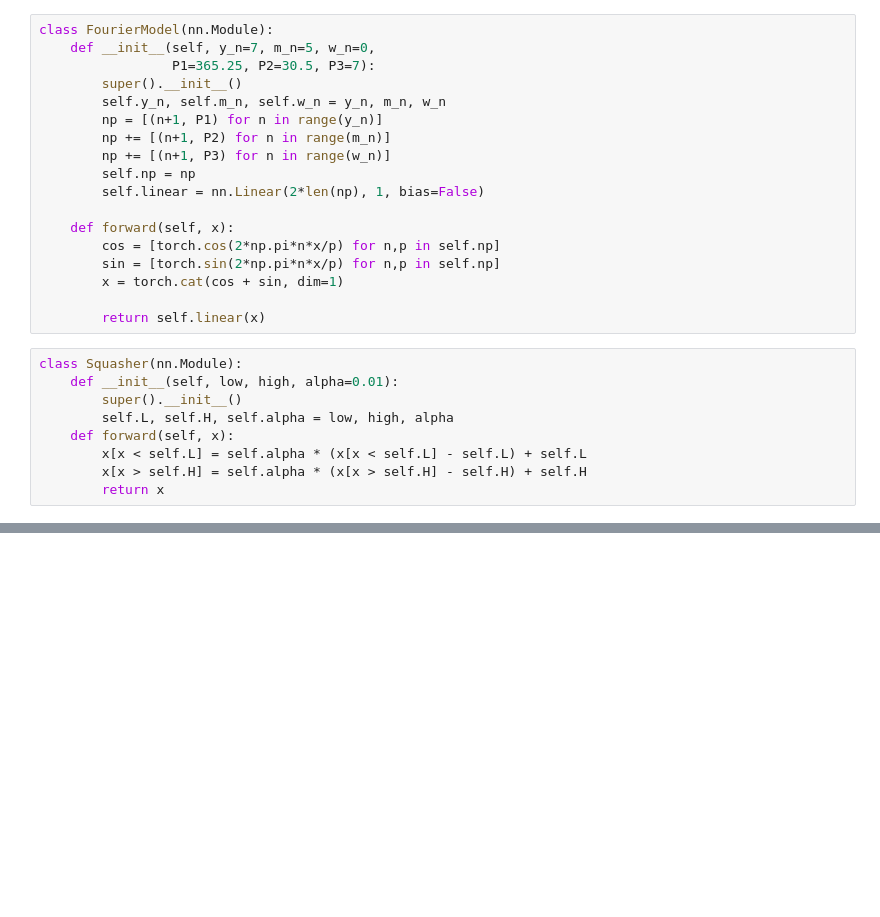
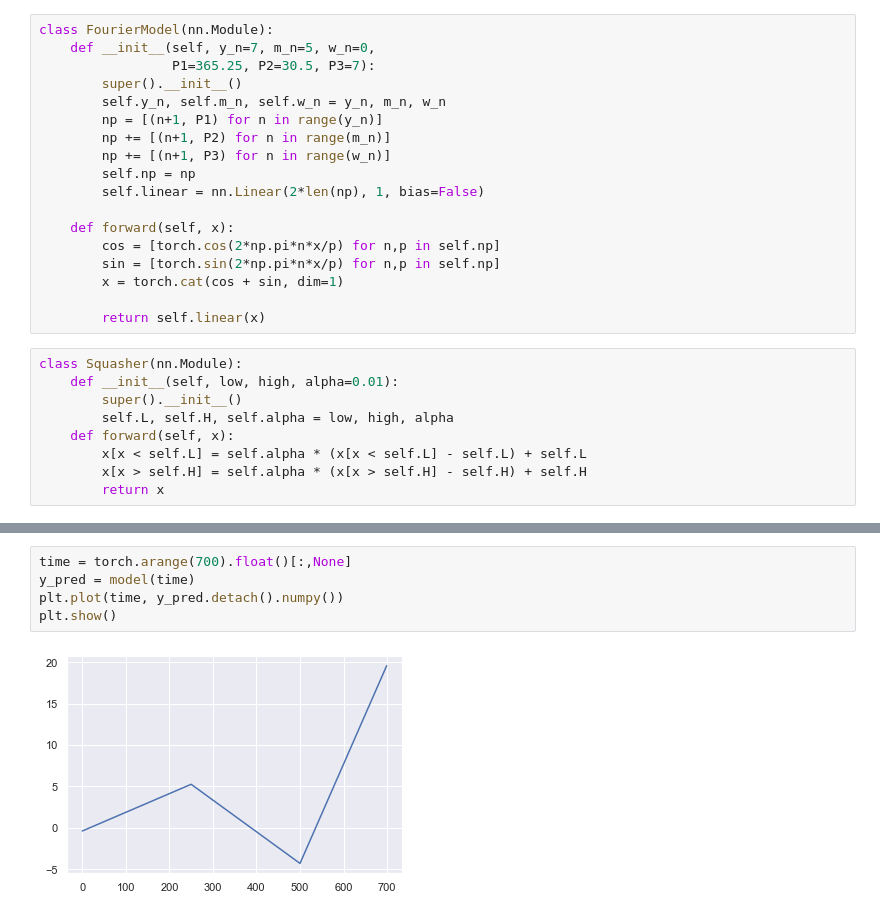
Before and after one commit to shahradj/ProFeTorch, a Jupyter notebook: truncated-deltas.ipynb, the cells around one changed output, grey strips where cells are left out. Saved outputs shown, nothing was run; the diff lists cells and outputs as text; blank space fills up the shorter version.

```diff
--- a/truncated-deltas.ipynb
+++ b/truncated-deltas.ipynb
@@ -185,3 +172,10 @@ LR Finder is complete, type {learner_name}.recorder.plot() to see the graph.
+# %%
+time = torch.arange(700).float()[:,None]
+y_pred = model(time)
+plt.plot(time, y_pred.detach().numpy())
+plt.show()
+# %% [output]
+[figure, added]
 # %%
 epochs = 20
 learner.fit_one_cycle(epochs, 5e-2, wd=wd)
```
Also changed, not shown: parts of 14 cells of this notebook, 4 other files.
